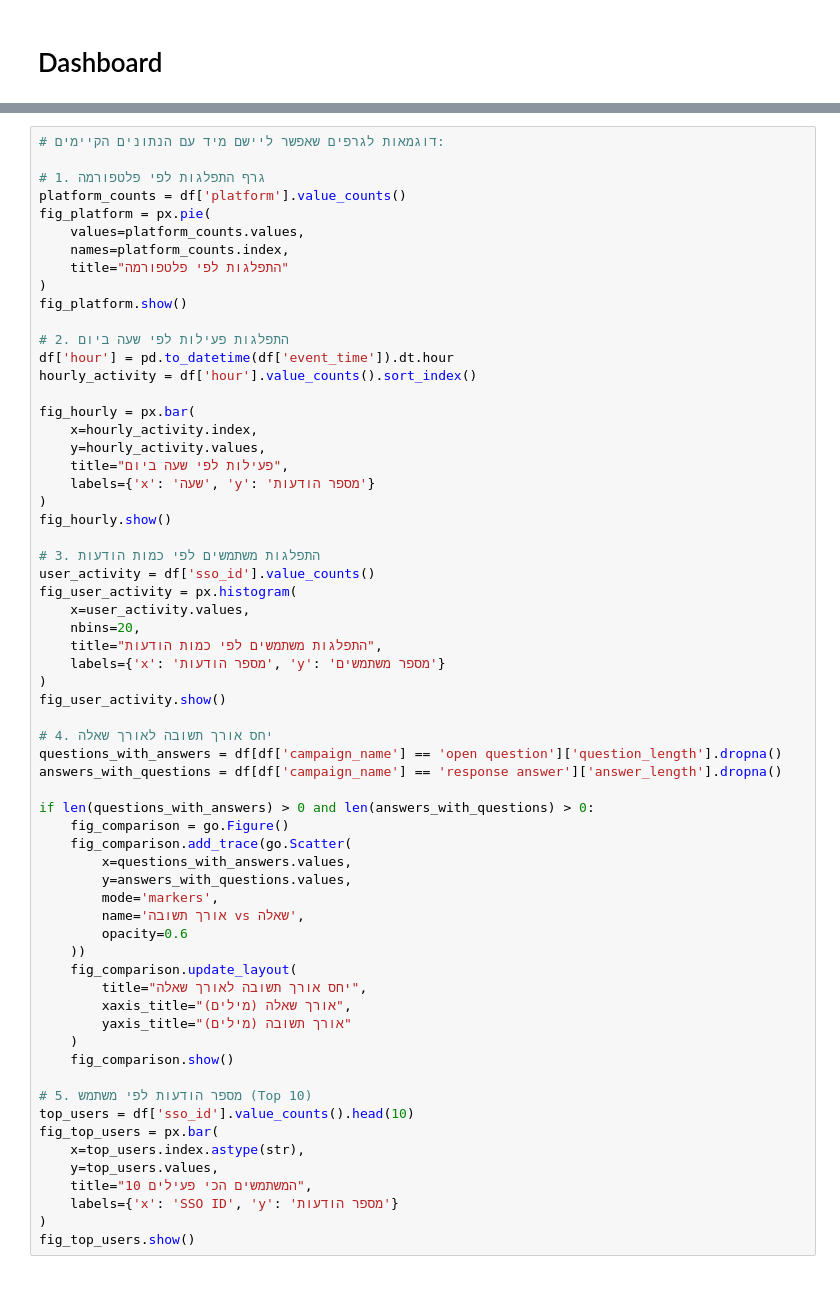
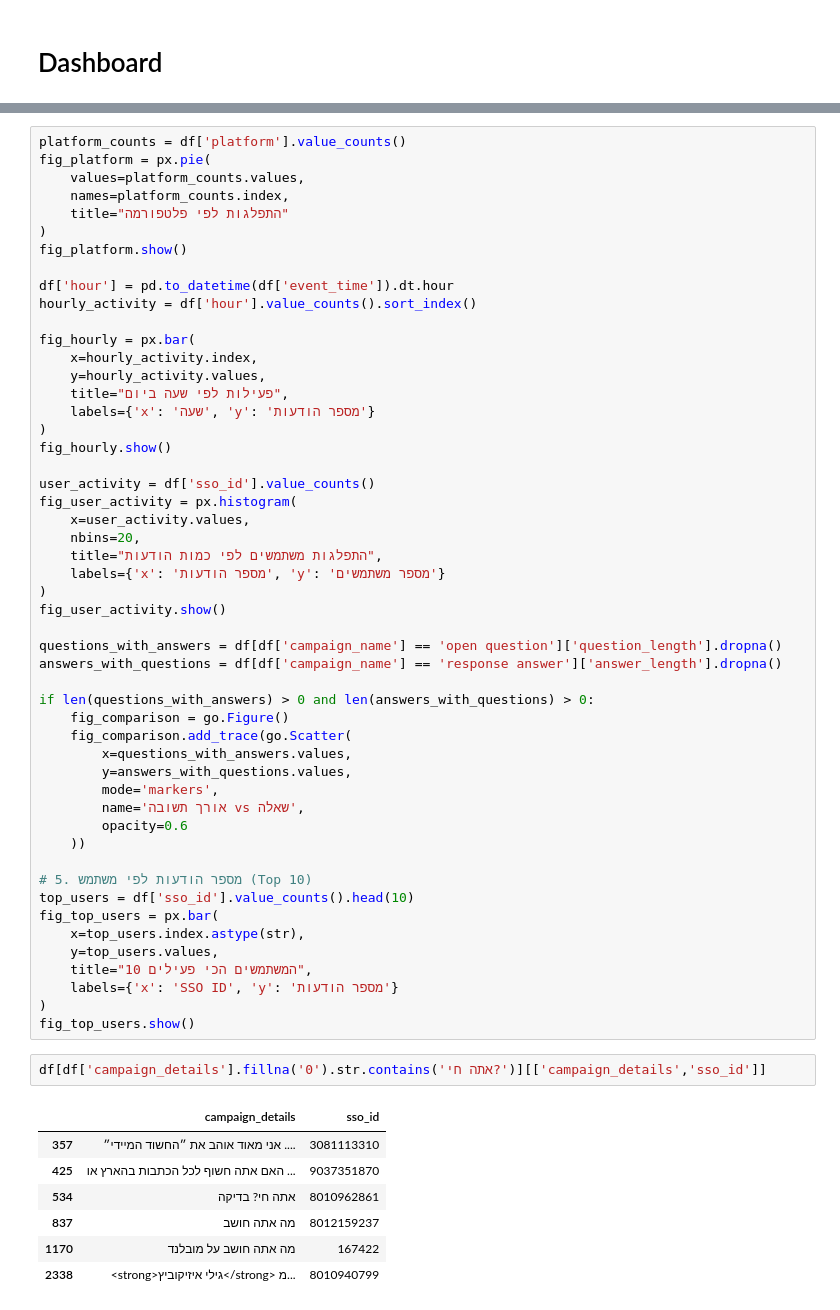
Before and after one commit to Haaretz/movie-recommendation-chatbot, a Jupyter notebook: EDA_requests.ipynb, the cells around one changed output, grey strips where cells are left out. Drawn from its saved outputs; the diff is of its cells as text.

```diff
--- a/EDA_requests.ipynb
+++ b/EDA_requests.ipynb
@@ -307,7 +236,4 @@ df
 # %%
-# דוגמאות לגרפים שאפשר ליישם מיד עם הנתונים הקיימים:
-
-# 1. גרף התפלגות לפי פלטפורמה
 platform_counts = df['platform'].value_counts()
 fig_platform = px.pie(
     values=platform_counts.values,
@@ -316,7 +242,6 @@ fig_platform = px.pie(
 )
 fig_platform.show()
 
-# 2. התפלגות פעילות לפי שעה ביום
 df['hour'] = pd.to_datetime(df['event_time']).dt.hour
 hourly_activity = df['hour'].value_counts().sort_index()
 
@@ -328,7 +253,6 @@ fig_hourly = px.bar(
 )
 fig_hourly.show()
 
-# 3. התפלגות משתמשים לפי כמות הודעות
 user_activity = df['sso_id'].value_counts()
 fig_user_activity = px.histogram(
     x=user_activity.values,
@@ -338,7 +262,6 @@ fig_user_activity = px.histogram(
 )
 fig_user_activity.show()
 
-# 4. יחס אורך תשובה לאורך שאלה
 questions_with_answers = df[df['campaign_name'] == 'open question']['question_length'].dropna()
 answers_with_questions = df[df['campaign_name'] == 'response answer']['answer_length'].dropna()
 
@@ -351,12 +274,6 @@ if len(questions_with_answers) > 0 and len(answers_with_questions) > 0:
         name='אורך תשובה vs שאלה',
         opacity=0.6
     ))
-    fig_comparison.update_layout(
-        title="יחס אורך תשובה לאורך שאלה",
-        xaxis_title="אורך שאלה (מילים)",
-        yaxis_title="אורך תשובה (מילים)"
-    )
-    fig_comparison.show()
 
 # 5. מספר הודעות לפי משתמש (Top 10)
 top_users = df['sso_id'].value_counts().head(10)
@@ -367,4 +284,14 @@ fig_top_users = px.bar(
     labels={'x': 'SSO ID', 'y': 'מספר הודעות'}
 )
 fig_top_users.show()
+# %%
+df[df['campaign_details'].fillna('0').str.contains('אתה חי?')][['campaign_details','sso_id']]
+# %% [output]
+|  | campaign_details | sso_id |
+| 357 | אני מאוד אוהב את ״החשוד המיידי״ .... | 3081113310 |
+| 425 | האם אתה חשוף לכל הכתבות בהארץ או ... | 9037351870 |
+| 534 | אתה חי? בדיקה | 8010962861 |
+| 837 | מה אתה חושב | 8012159237 |
+| 1170 | מה אתה חושב על מובלנד | 167422 |
+| 2338 | <strong>גילי איזיקוביץ</strong> מ... | 8010940799 |
 # %%
```
Also changed, not shown: parts of 19 cells of this notebook, 1 other file.
